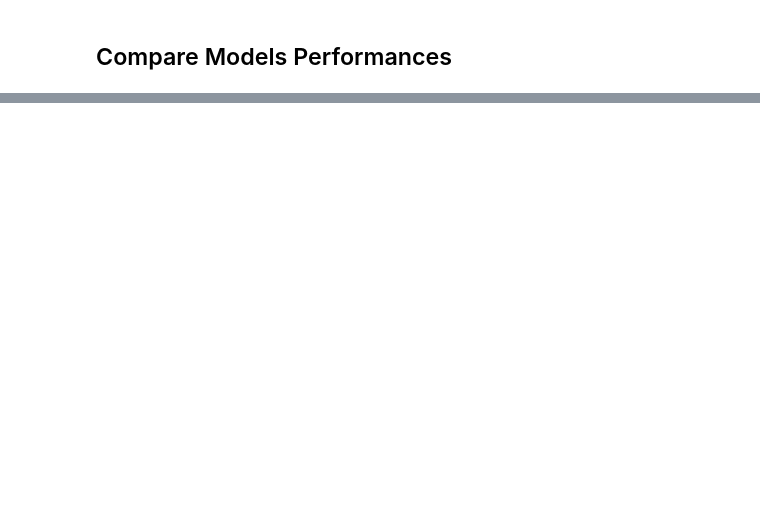
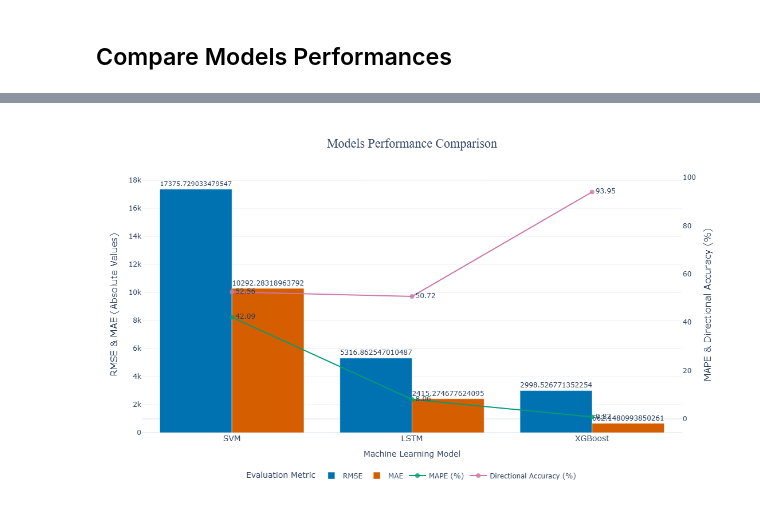
Before and after one commit to Vaishali8567/Data-Science-Project-on-Bitcoin-Price, a Jupyter notebook: Revised Draft.ipynb, the cells around one changed output, grey strips where cells are left out. Drawn from its saved outputs; the diff is of its cells as text; code cells hidden in the pictures; blank space fills up the shorter version.

```diff
--- a/Revised Draft.ipynb
+++ b/Revised Draft.ipynb
@@ -628,0 +598,93 @@ plt.show()
+# %%
+import pandas as pd
+import plotly.graph_objects as go
+
+# Ensure all model metrics exist before comparing
+model_performance = {
+    "Model": ["SVM", "LSTM", "XGBoost"],
+    "RMSE": [rmse_svm, rmse_lstm, rmse_xgb],
+    "MAE": [mae_svm, mae_lstm, mae_xgb],
+    "MAPE (%)": [mape_svm, mape_lstm, mape_xgb],
+    "Directional Accuracy (%)": [directional_accuracy_svm, directional_accuracy_lstm, directional_accuracy_xgb]
+}
+
+# Convert to Pandas DataFrame
+performance_df = pd.DataFrame(model_performance)
+
+# Define color-blind-friendly colors
+color_palette = {
+    "RMSE": "#0072B2",   # Blue
+    "MAE": "#D55E00",    # Orange
+    "MAPE (%)": "#009E73",  # Green
+    "Directional Accuracy (%)": "#CC79A7"  # Pink
+}
+
+# Create figure with bigger size
+fig = go.Figure()
+
+# Add bars for RMSE and MAE (Primary Y-axis)
+for metric in ["RMSE", "MAE"]:
+    fig.add_trace(go.Bar(
+        x=performance_df["Model"],
+        y=performance_df[metric],
+        name=metric,
+        marker_color=color_palette[metric],
+        text=performance_df[metric],
+        textposition="outside",
+        yaxis="y1",
+        textfont=dict(size=14)  # Increased font size
+    ))
+
+# Add lines for MAPE (%) and Directional Accuracy (%) (Secondary Y-axis)
+for metric in ["MAPE (%)", "Directional Accuracy (%)"]:
+    fig.add_trace(go.Scatter(
+        x=performance_df["Model"],
+        y=performance_df[metric],
+        name=metric,
+        mode="lines+markers+text",
+        marker=dict(size=8, color=color_palette[metric], opacity=0.8),
+        text=performance_df[metric].round(2),
+        textposition="middle right",
+        yaxis="y2",
+        textfont=dict(size=12)  # Adjusted font size for readability
+    ))
+
+# Update layout for better spacing and clarity
+fig.update_layout(
+    title=dict(
+        text="Models Performance Comparison",
+        x=0.5,  # Center title
+        font=dict(size=22, family="Arial Bold")  # Increased font size
+    ),
+    xaxis=dict(title="Machine Learning Model", tickfont=dict(size=14)),
+    yaxis=dict(
+        title="RMSE & MAE (Absolute Values)",
+        titlefont=dict(size=16),  # Increased font size
+        showgrid=True,
+        zeroline=True
+    ),
+    yaxis2=dict(
+        title="MAPE & Directional Accuracy (%)",
+        titlefont=dict(size=16),  # Increased font size
+        overlaying="y",
+        side="right",
+        showgrid=False,
+        zeroline=True
+    ),
+    legend=dict(
+        title="Evaluation Metric",
+        orientation="h",  # Move legend below
+        yanchor="bottom",
+        y=-0.2,  # Adjusted position to move it below the chart
+        xanchor="center",
+        x=0.5
+    ),
+    template="plotly_white",
+    height=650,  # Increased height for better spacing
+    width=1000   # Increased width for better readability
+)
+
+# Show plot
+fig.show()
+# %% [output]
+[figure, added]
```
Also changed, not shown: parts of 7 cells of this notebook.
